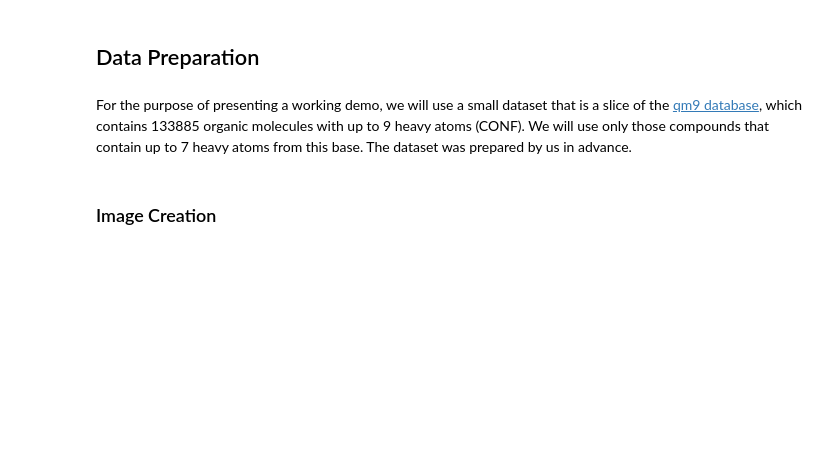
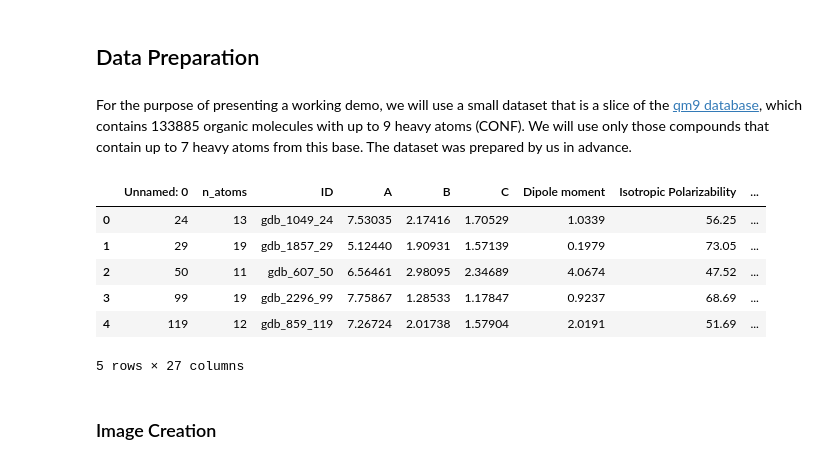
Before and after one commit to all2gos/RGBChem, a Jupyter notebook: working_demo.ipynb, the cells around one changed output. Saved outputs shown, nothing was run; the diff lists cells and outputs as text; code cells hidden in the pictures; blank space fills up the shorter version.

```diff
--- a/working_demo.ipynb
+++ b/working_demo.ipynb
@@ -11,3 +15,13 @@ For the purpose of presenting a working demo, we will use a small dataset that i
+# %%
+ds.head()
+# %% [output]
+|  | Unnamed: 0 | n_atoms | ID | A | B | C | Dipole moment | Isotropic Polarizability | ... |
+| 0 | 24 | 13 | gdb_1049_24 | 7.53035 | 2.17416 | 1.70529 | 1.0339 | 56.25 | ... |
+| 1 | 29 | 19 | gdb_1857_29 | 5.12440 | 1.90931 | 1.57139 | 0.1979 | 73.05 | ... |
+| 2 | 50 | 11 | gdb_607_50 | 6.56461 | 2.98095 | 2.34689 | 4.0674 | 47.52 | ... |
+| 3 | 99 | 19 | gdb_2296_99 | 7.75867 | 1.28533 | 1.17847 | 0.9237 | 68.69 | ... |
+| 4 | 119 | 12 | gdb_859_119 | 7.26724 | 2.01738 | 1.57904 | 2.0191 | 51.69 | ... |
+5 rows × 27 columns
 # %% [markdown]
 ### Image Creation
 # %% [markdown]
```
Also changed, not shown: parts of 16 cells of this notebook.
